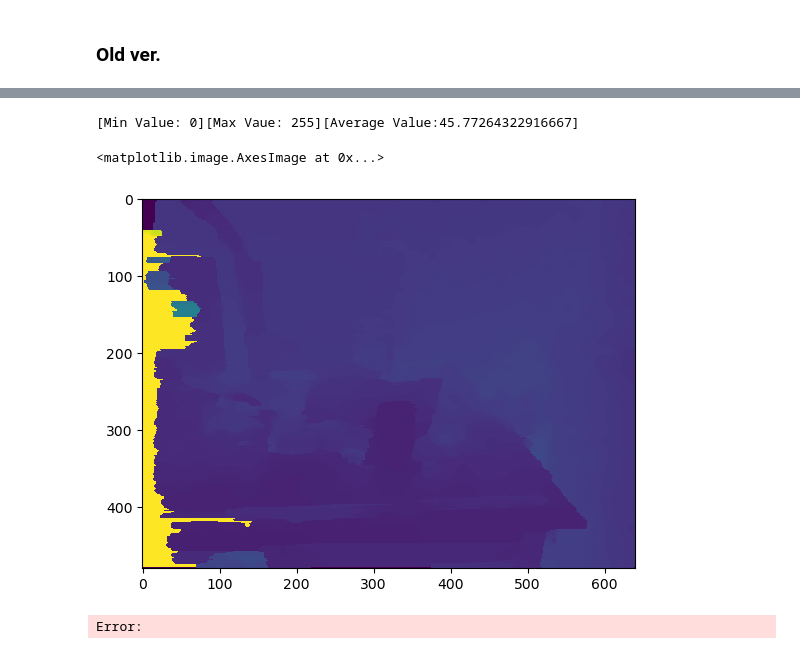
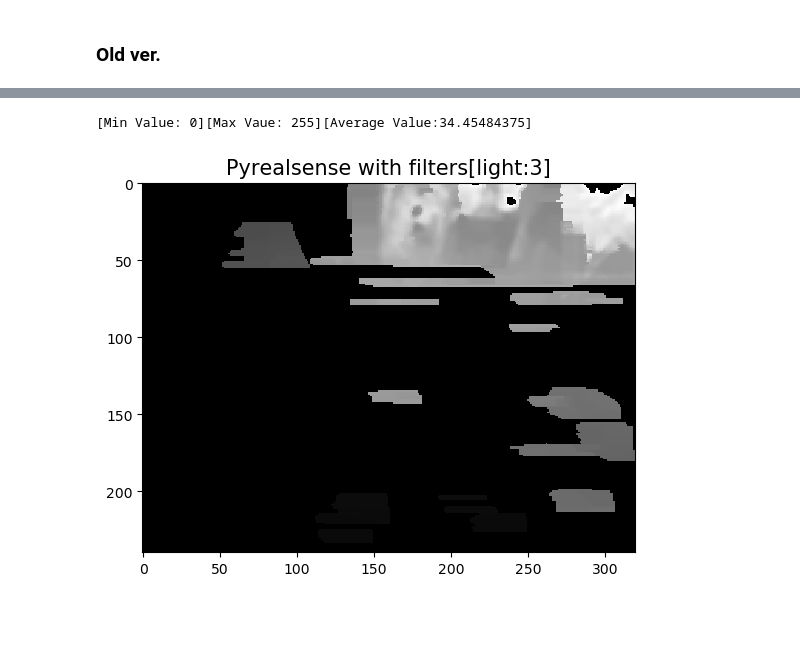
Before and after one commit to park-sangbeom/rgbd-camera-usage, a Jupyter notebook: realsense/demo/02.pyrealsense.ipynb, the cells around one changed output, grey strips where cells are left out. Cells and saved outputs as stored; diff of their text form; code cells hidden in the pictures; blank space fills up the shorter version.

```diff
--- a/realsense/demo/02.pyrealsense.ipynb
+++ b/realsense/demo/02.pyrealsense.ipynb
@@ -115,11 +116,11 @@ frames = pipeline.wait_for_frames()
 depth_frame = frames.get_depth_frame()
 
 if FILTERED:
-    #depth_frame = dec_filter.process(depth_frame)
+    depth_frame = dec_filter.process(depth_frame)
     depth_frame = spat_filter.process(depth_frame)
-    #depth_frame = temp_filter.process(depth_frame)
+    depth_frame = temp_filter.process(depth_frame)
     depth_frame = hole_filter.process(depth_frame)
-    #depth_frame = threshold_filter.process(depth_frame)
+    depth_frame = threshold_filter.process(depth_frame)
 else:
     pass
 
@@ -135,18 +136,18 @@ if RESHAPE:
         cv2.destroyAllWindows()
 else:
     cv_image_norm = cv2.normalize(data, data, 0, 255, cv2.NORM_MINMAX)
-    np.save('./data/npy/pyrealsense.npy', cv_image_norm)
+    np.save('./data/npy/pyrealsense_filters_3light.npy', cv_image_norm)
     print("[Min Value: {}][Max Vaue: {}][Average Value:{}]".format(np.min(data), np.max(data), np.average(data)))
     cv2.imshow('Image', cv_image_norm*255)
     k = cv2.waitKey(0)
     if k == 27:
         cv2.destroyAllWindows()
 # %% [output]
-[Min Value: 0][Max Vaue: 255][Average Value:45.77264322916667]
+[Min Value: 0][Max Vaue: 255][Average Value:34.45484375]
 # %%
-data = np.load('./data/npy/pyrealsense.npy')
-plt.imshow(data)
+data = np.load('./data/npy/pyrealsense_filters_3light.npy')
+plt.imshow(data, cmap="gray")
+plt.title("Pyrealsense with filters[light:3]", fontsize=15)
+plt.savefig("./data/png/pyrealsense_filters_3light.png")
 # %% [output]
-<matplotlib.image.AxesImage at 0x...>
-[figure, old version]
+[figure, new version]
-Error:
```
Also changed, not shown: parts of 2 cells of this notebook, 29 other files.
